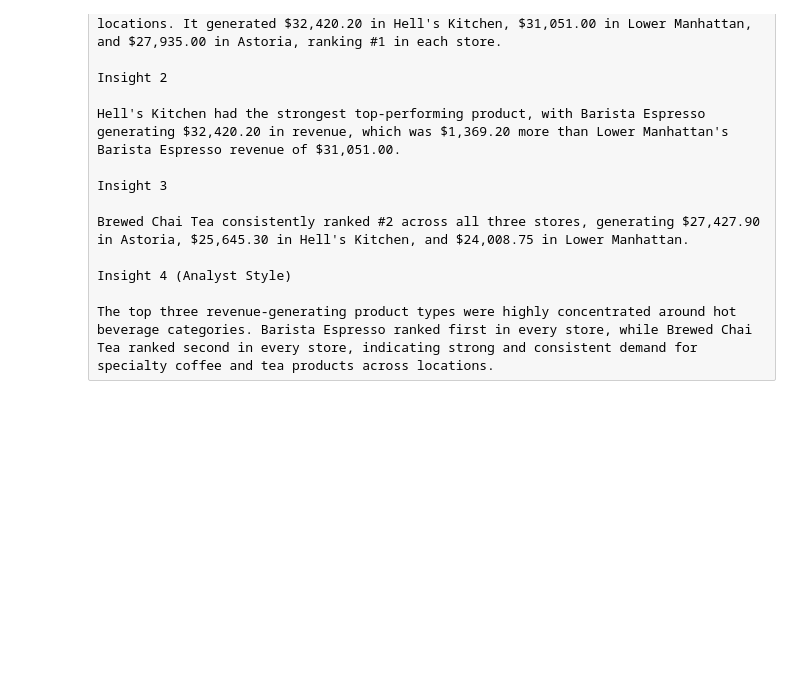
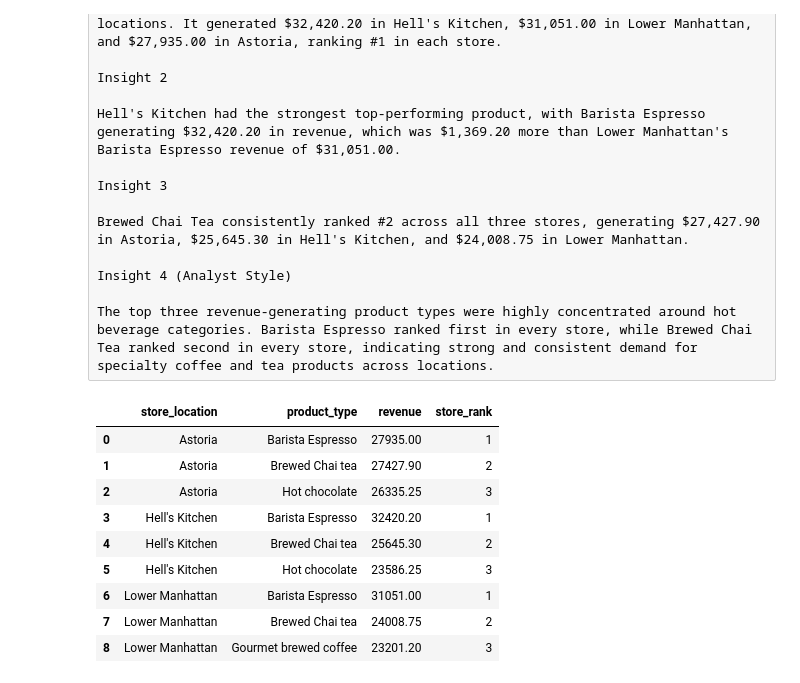
Before and after one commit to fairozkhanofficial/SQL-practice, a Jupyter notebook: SQL_Practice.ipynb, the cells around one changed output. Cells and saved outputs as stored; diff of their text form; code cells hidden in the pictures; blank space fills up the shorter version.

```diff
--- a/SQL_Practice.ipynb
+++ b/SQL_Practice.ipynb
@@ -118,3 +118,41 @@ Brewed Chai Tea consistently ranked #2 across all three stores, generating $27,4
 Insight 4 (Analyst Style)
 
 The top three revenue-generating product types were highly concentrated around hot beverage categories. Barista Espresso ranked first in every store, while Brewed Chai Tea ranked second in every store, indicating strong and consistent demand for specialty coffee and tea products across locations.
+# %%
+# CTE
+# 1. Rewrite yesterday's top-3-per-store query using a CTE
+# RUN("""SELECT *
+# FROM (
+#     SELECT
+#         store_location,
+#         product_type,
+#         SUM(revenue) AS revenue,
+
+#         RANK() OVER (
+#             PARTITION BY store_location
+#             ORDER BY SUM(revenue) DESC
+#         ) AS store_rank
+
+#     FROM coffee
+#     GROUP BY store_location, product_type
+# )
+# WHERE store_rank <= 3;""")
+
+run("""
+WITH ranked AS (SELECT store_location, product_type, SUM(revenue) AS revenue,
+RANK() OVER(PARTITION BY store_location ORDER BY SUM(revenue) DESC) AS store_rank
+FROM coffee GROUP BY store_location, product_type)
+
+SELECT * FROM ranked WHERE store_rank <=3
+""")
+# %% [output]
+|  | store_location | product_type | revenue | store_rank |
+| 0 | Astoria | Barista Espresso | 27935.00 | 1 |
+| 1 | Astoria | Brewed Chai tea | 27427.90 | 2 |
+| 2 | Astoria | Hot chocolate | 26335.25 | 3 |
+| 3 | Hell's Kitchen | Barista Espresso | 32420.20 | 1 |
+| 4 | Hell's Kitchen | Brewed Chai tea | 25645.30 | 2 |
+| 5 | Hell's Kitchen | Hot chocolate | 23586.25 | 3 |
+| 6 | Lower Manhattan | Barista Espresso | 31051.00 | 1 |
+| 7 | Lower Manhattan | Brewed Chai tea | 24008.75 | 2 |
+| 8 | Lower Manhattan | Gourmet brewed coffee | 23201.20 | 3 |
```
Also changed, not shown: parts of 5 cells of this notebook.
